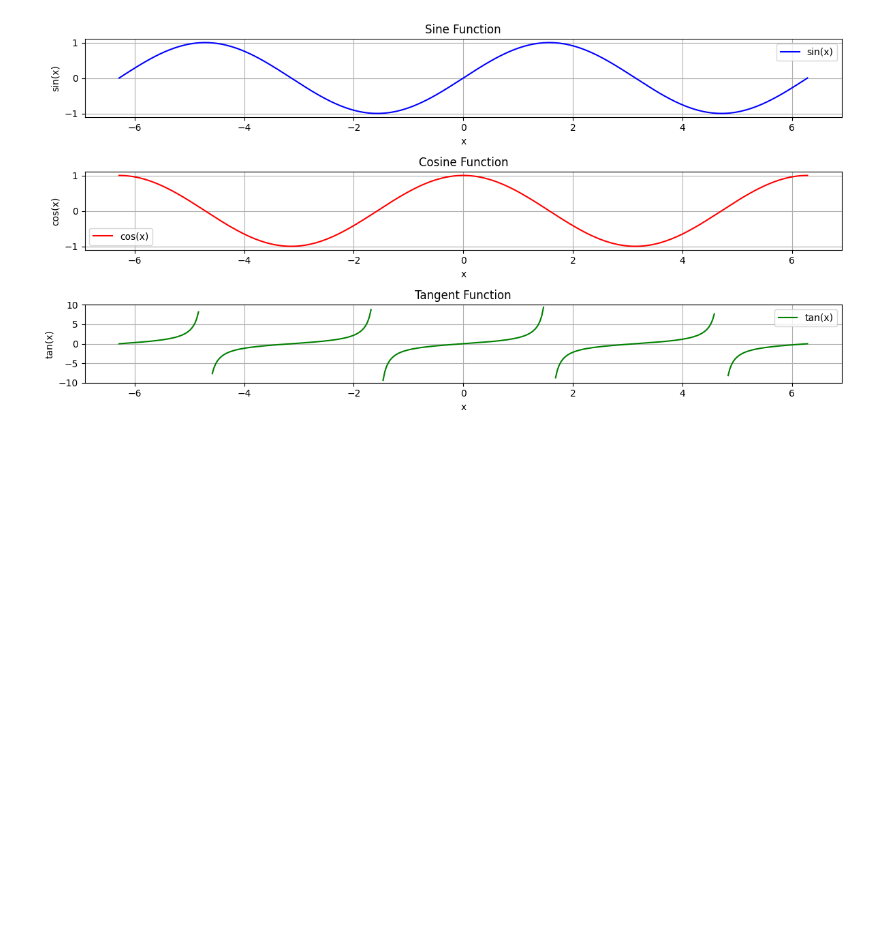
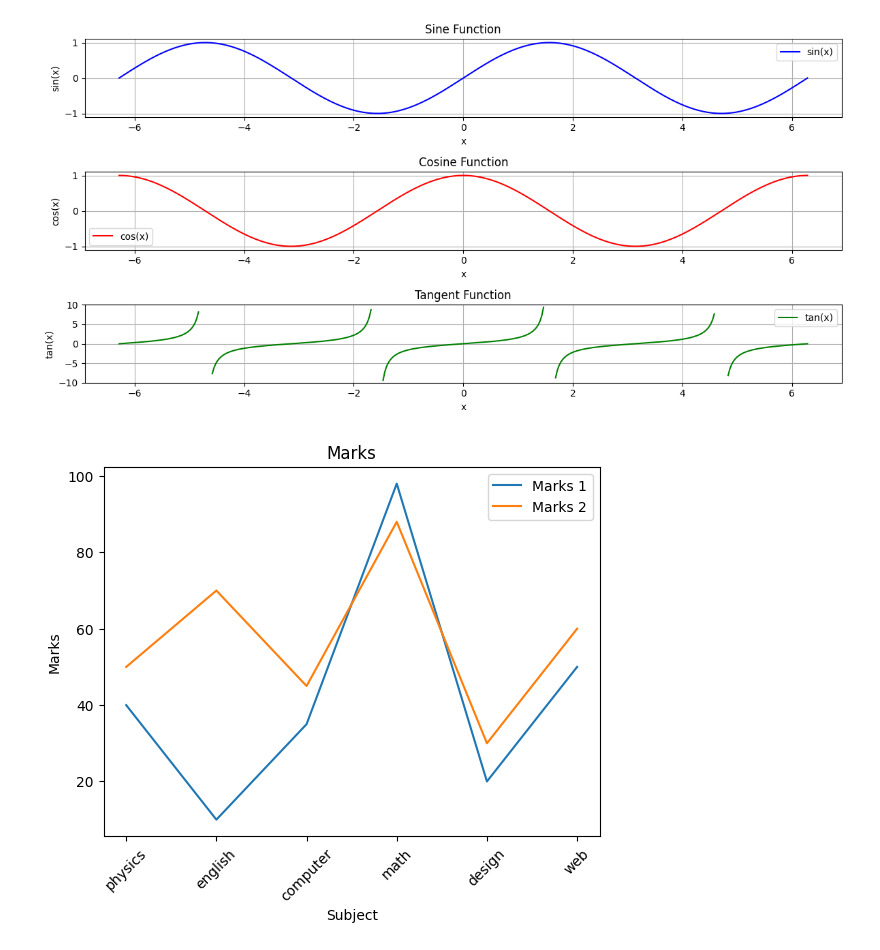
Before and after one commit to 0xarchit/Python-Practice-and-Mini-Projects, a Jupyter notebook: Computer Programming 2 class/Module 2/numpy/matplot/main.ipynb, the cells around one changed output. Cells and saved outputs as stored; diff of their text form; code cells hidden in the pictures; blank space fills up the shorter version.

Commit message:
matplotlib

```diff
--- a/Computer Programming 2 class/Module 2/numpy/matplot/main.ipynb
+++ b/Computer Programming 2 class/Module 2/numpy/matplot/main.ipynb
@@ -103,3 +103,20 @@ plt.tight_layout()
 plt.show()
 # %% [output]
 [figure]
+# %%
+import matplotlib.pyplot as plt
+
+marks1 = [40, 10, 35, 98, 20, 50]
+marks2 = [50, 70, 45, 88, 30, 60]
+subs = ['physics', 'english', 'computer', 'math', 'design', 'web']
+
+plt.title('Marks')
+plt.xlabel('Subject')
+plt.ylabel('Marks')
+plt.plot(subs, marks1, subs, marks2)
+plt.legend(['Marks 1', 'Marks 2'])
+
+plt.xticks(rotation=45)
+plt.show()
+# %% [output]
+[figure, added]
```
Also changed, not shown: 3 other files.
